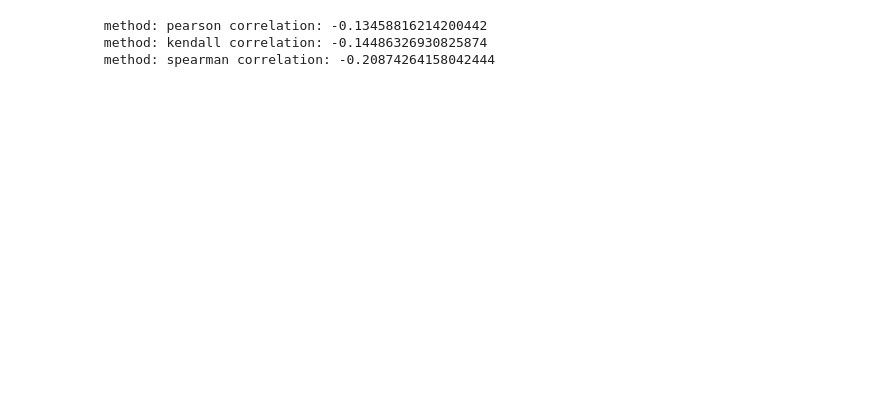
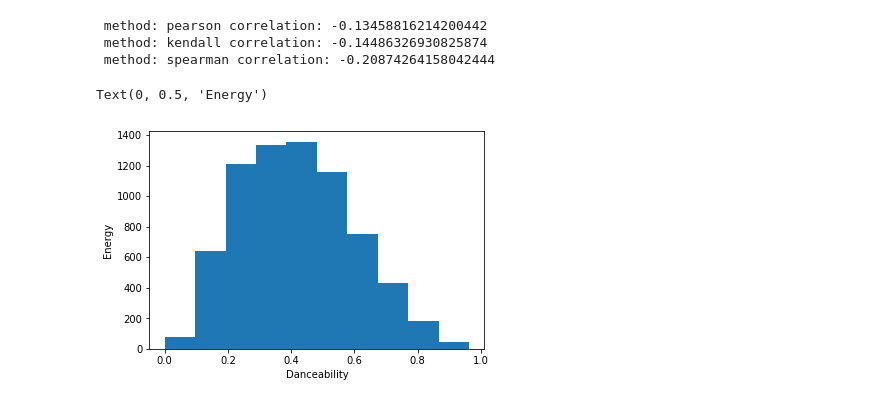
Before and after one commit to kargaranamir/DataMining-992, a Jupyter notebook: Hw3/question_1/question_1.ipynb, the cells around one changed output. Cells and saved outputs as stored; diff of their text form; code cells hidden in the pictures; blank space fills up the shorter version.

Commit message:
fix
hist
run at once

```diff
--- a/Hw3/question_1/question_1.ipynb
+++ b/Hw3/question_1/question_1.ipynb
@@ -120,3 +125,10 @@ for m in ['pearson', 'kendall', 'spearman']:
  method: pearson correlation: -0.13458816214200442
  method: kendall correlation: -0.14486326930825874
  method: spearman correlation: -0.20874264158042444
+# %%
+plt.hist(df.Danceability, weights=df.Energy)
+plt.xlabel('Danceability')
+plt.ylabel('Energy')
+# %% [output]
+Text(0, 0.5, 'Energy')
+[figure, added]
```
Also changed, not shown: parts of 4 cells of this notebook, 2 other files.
